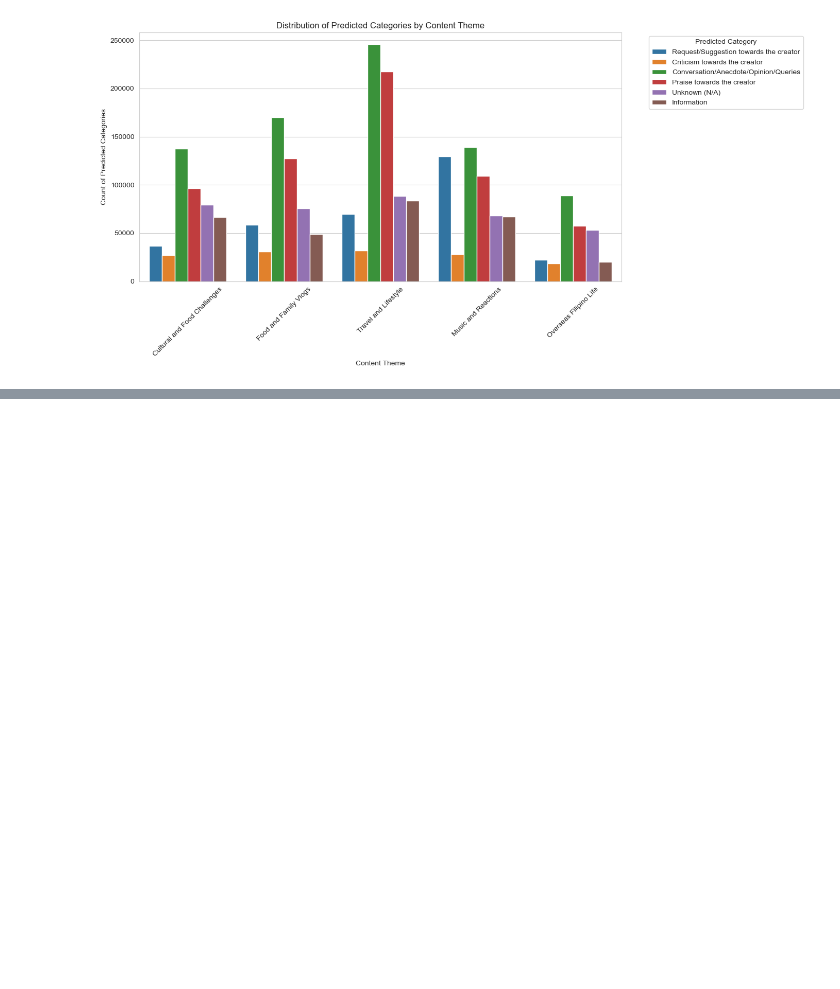
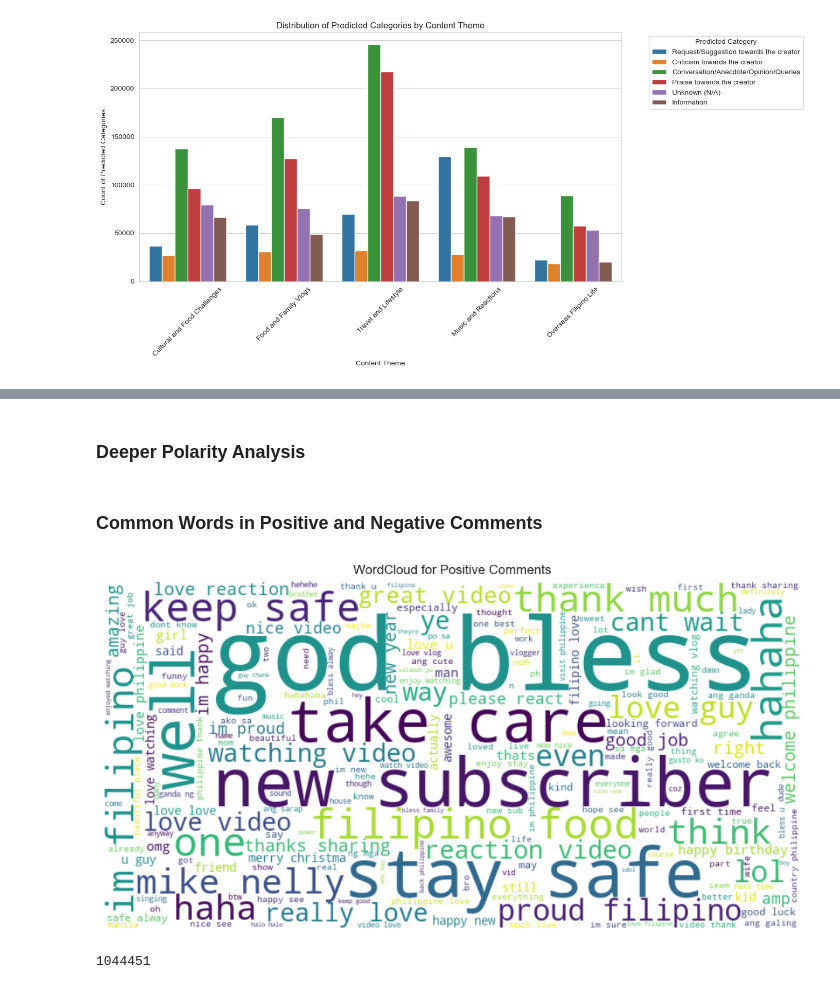
Before and after one commit to jaiiraaaaaa/thesis_EDA, a Jupyter notebook: Thesis_EDA.ipynb, the cells around one changed output, grey strips where cells are left out. Cells and saved outputs as stored; diff of their text form; code cells hidden in the pictures; blank space fills up the shorter version.

```diff
--- a/Thesis_EDA.ipynb
+++ b/Thesis_EDA.ipynb
@@ -560,0 +573,2 @@ plt.show()
+# %% [markdown]
+### Deeper Polarity Analysis
@@ -560,0 +579,24 @@ plt.show()
+# %% [markdown]
+### Common Words in Positive and Negative Comments
+# %%
+# Textual Analysis: Common Words in Positive and Negative Comments
+from wordcloud import WordCloud
+
+# Generate WordCloud for Positive Comments
+positive_comments = merged_polarity_data[merged_polarity_data['Predicted_Polarity'] == 'Positive']['clean_comment'].dropna()
+positive_text = ' '.join(positive_comments)
+positive_wordcloud = WordCloud(width=800, height=400, background_color='white').generate(positive_text)
+
+plt.figure(figsize=(10, 5))
+plt.imshow(positive_wordcloud, interpolation='bilinear')
+plt.title('WordCloud for Positive Comments')
+plt.axis('off')
+plt.tight_layout()
+plt.show()
+# %% [output]
+[figure, added]
+# %%
+# Print number of positive comments
+positive_comments.shape[0]
+# %% [output]
+1044451
```
Also changed, not shown: parts of 26 cells of this notebook.
